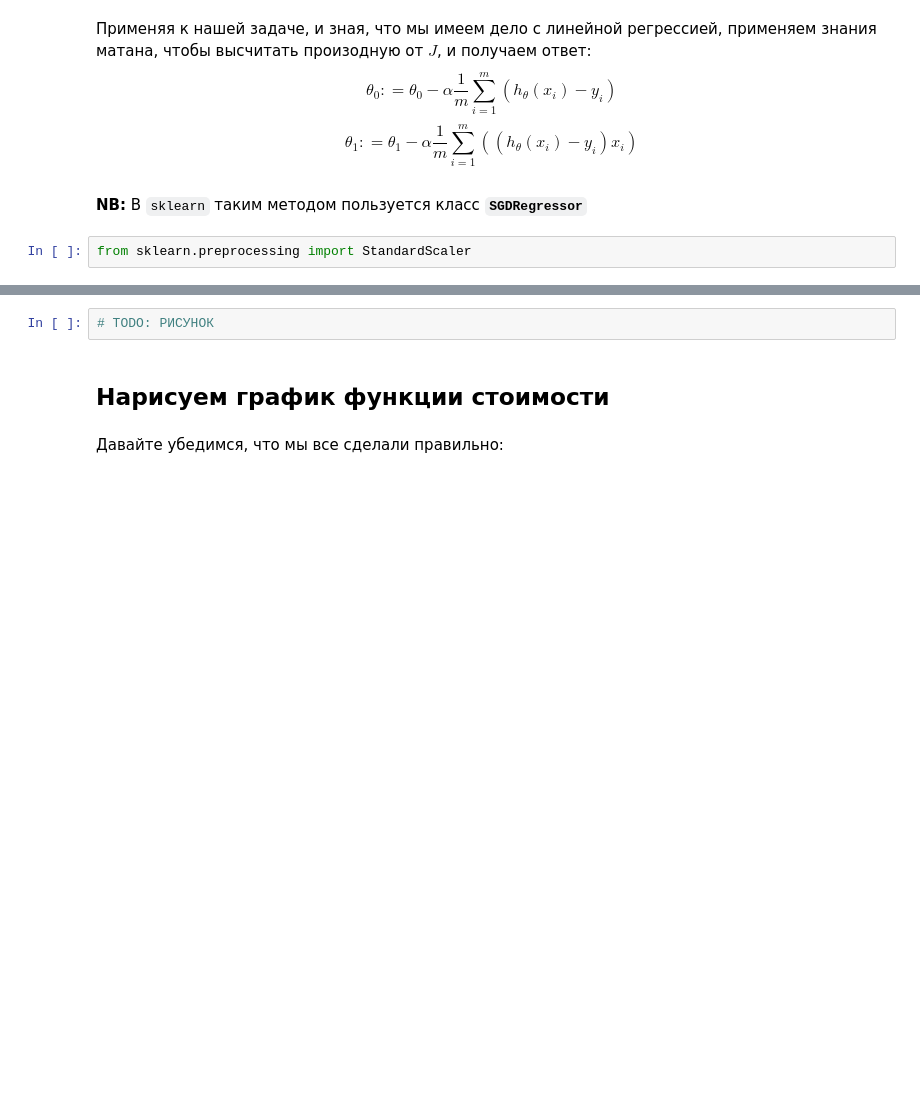
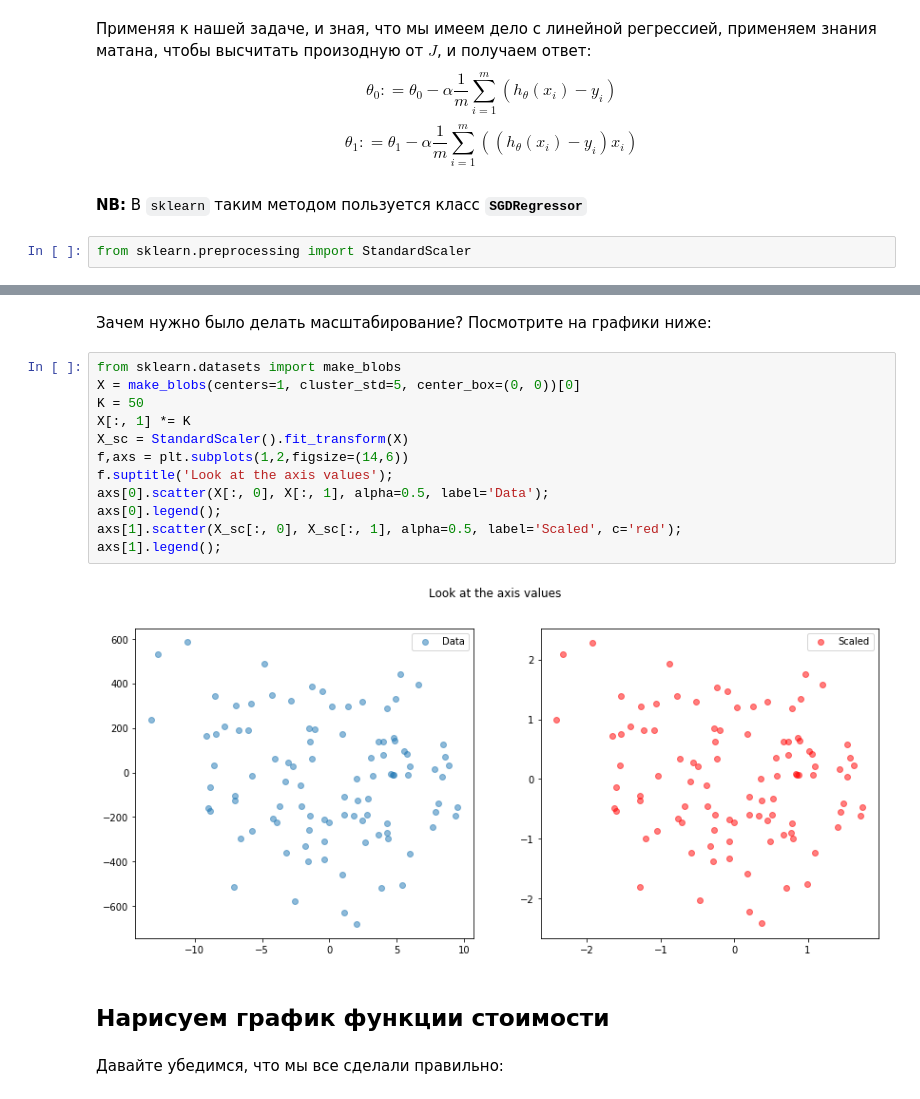
Before and after one commit to olferuk/MLSummerSchool, a Jupyter notebook: 3. Линейная регрессия - Теория.ipynb, the cells around one changed output, grey strips where cells are left out. Cells and saved outputs as stored; diff of their text form; blank space fills up the shorter version.

Commit message:
scaling images added

```diff
--- a/3. Линейная регрессия - Теория.ipynb
+++ b/3. Линейная регрессия - Теория.ipynb
@@ -188,5 +190,19 @@ sgd.intercept_, sgd.coef_
-# %%
-# TODO: РИСУНОК
+# %% [markdown]
+Зачем нужно было делать масштабирование? Посмотрите на графики ниже:
+# %%
+from sklearn.datasets import make_blobs
+X = make_blobs(centers=1, cluster_std=5, center_box=(0, 0))[0]
+K = 50
+X[:, 1] *= K
+X_sc = StandardScaler().fit_transform(X)
+f,axs = plt.subplots(1,2,figsize=(14,6))
+f.suptitle('Look at the axis values');
+axs[0].scatter(X[:, 0], X[:, 1], alpha=0.5, label='Data');
+axs[0].legend();
+axs[1].scatter(X_sc[:, 0], X_sc[:, 1], alpha=0.5, label='Scaled', c='red');
+axs[1].legend();
+# %% [output]
+[figure, added]
 # %% [markdown]
 ## Нарисуем график функции стоимости
 # %% [markdown]
```
Also changed, not shown: parts of 11 cells of this notebook, 1 other file.
